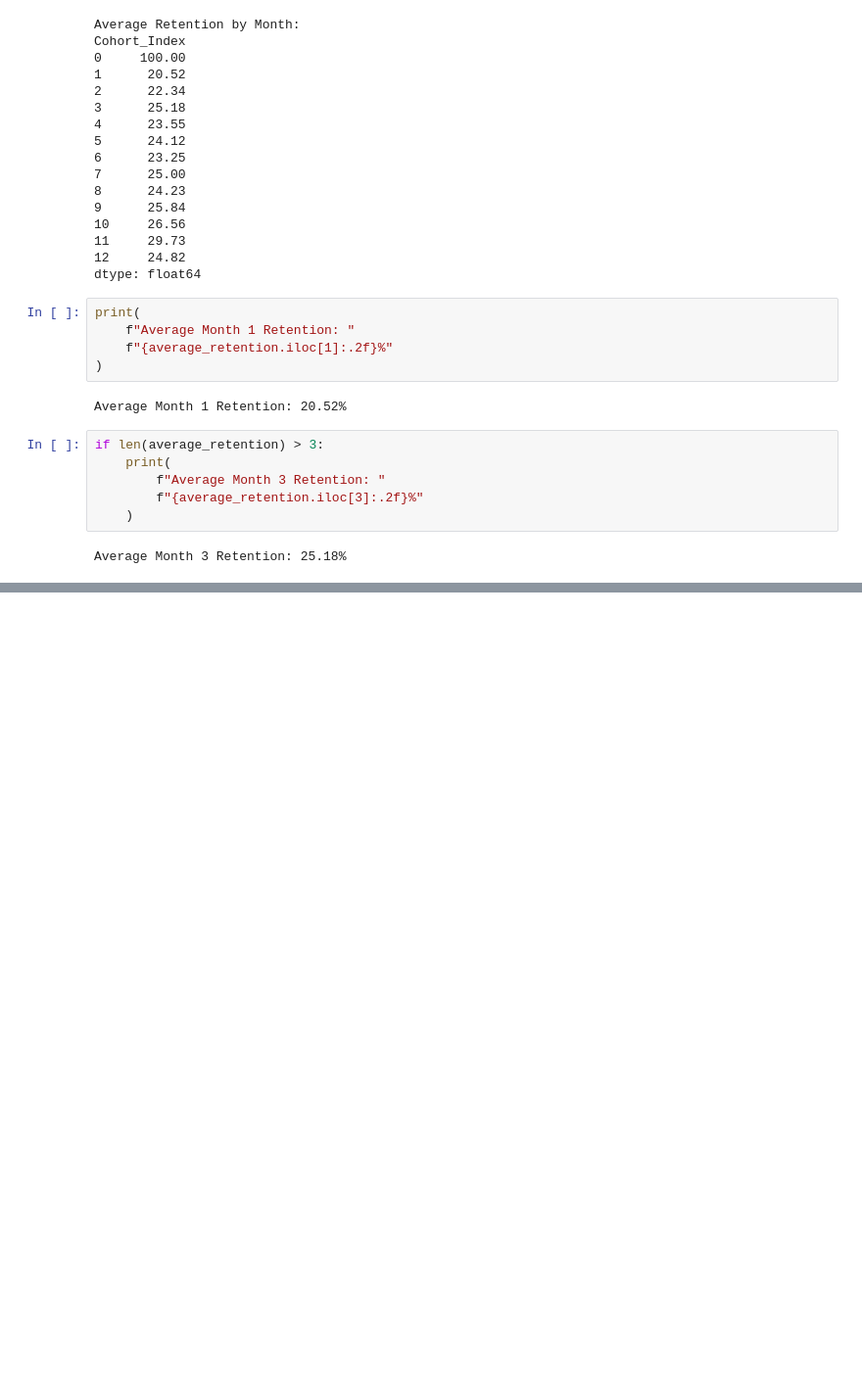
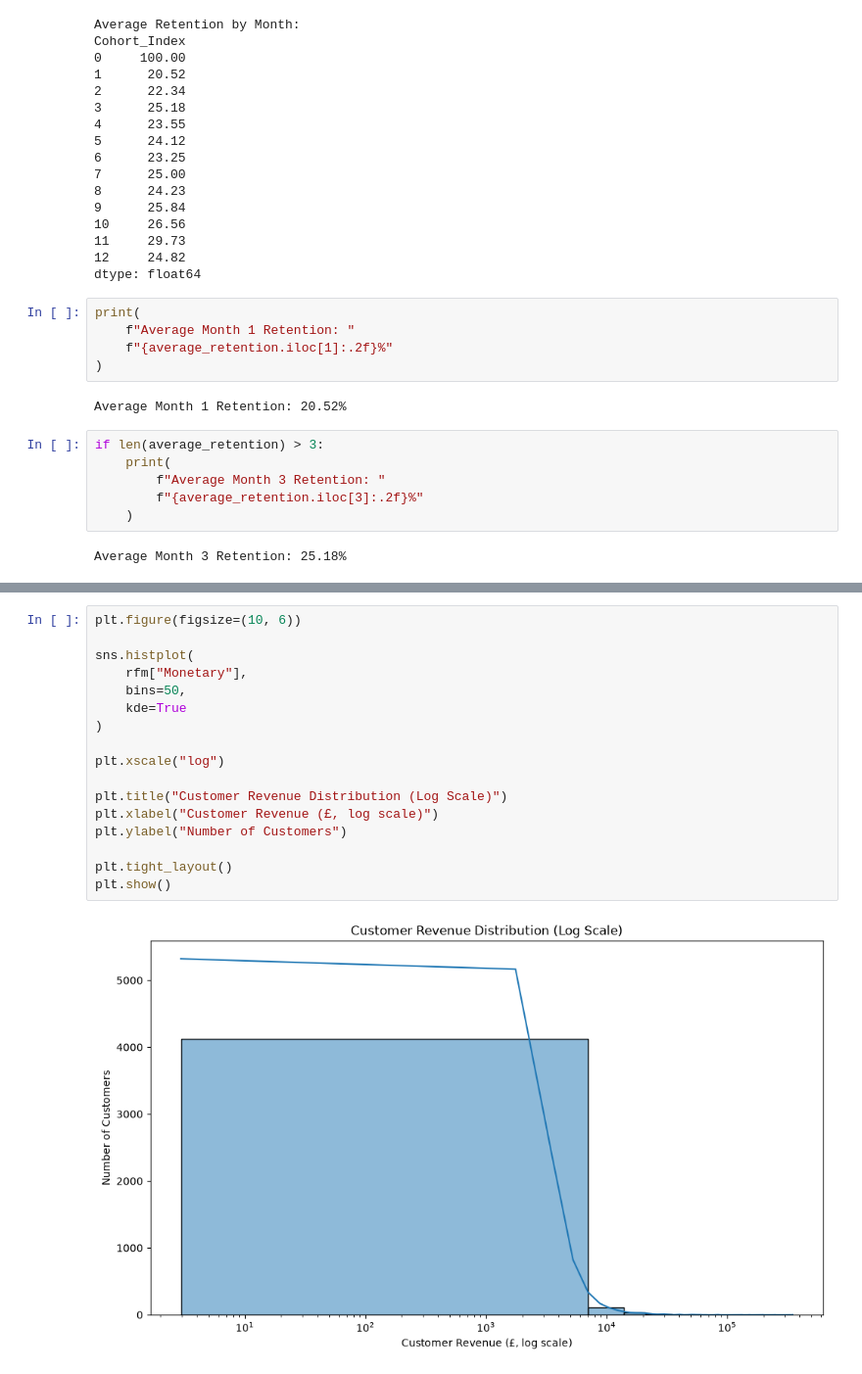
Before and after one commit to Ahmedd1901/ecommerce-sales-customer-analytics, a Jupyter notebook: src/visualization.ipynb, the cells around one changed output, grey strips where cells are left out. Shown at 98% size. Saved outputs shown, nothing was run; the diff lists cells and outputs as text; blank space fills up the shorter version.

```diff
--- a/src/visualization.ipynb
+++ b/src/visualization.ipynb
@@ -435,0 +459,19 @@ Average Month 3 Retention: 25.18%
+# %%
+plt.figure(figsize=(10, 6))
+
+sns.histplot(
+    rfm["Monetary"],
+    bins=50,
+    kde=True
+)
+
+plt.xscale("log")
+
+plt.title("Customer Revenue Distribution (Log Scale)")
+plt.xlabel("Customer Revenue (£, log scale)")
+plt.ylabel("Number of Customers")
+
+plt.tight_layout()
+plt.show()
+# %% [output]
+[figure, added]
```
Also changed, not shown: parts of 8 cells of this notebook, 2 other files.
